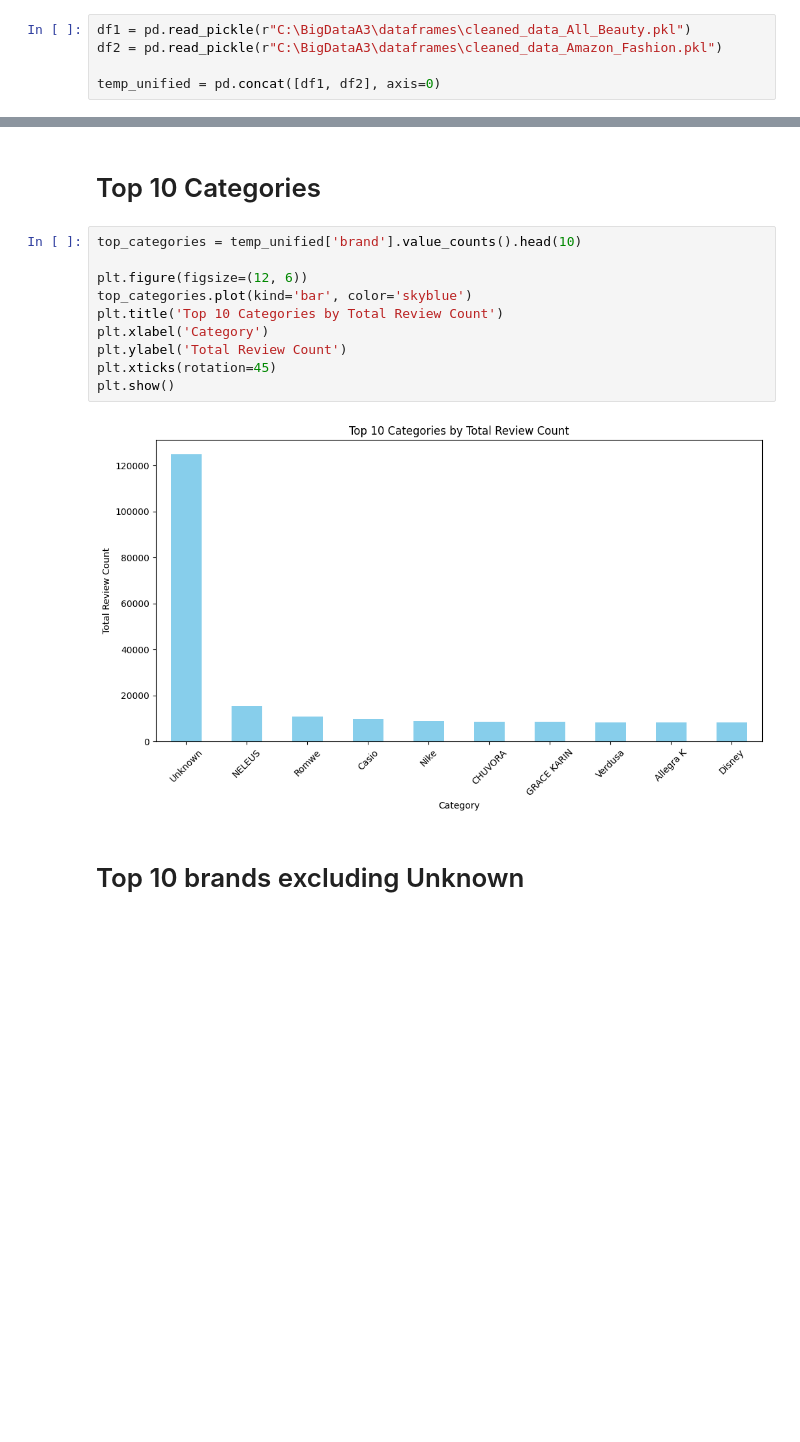
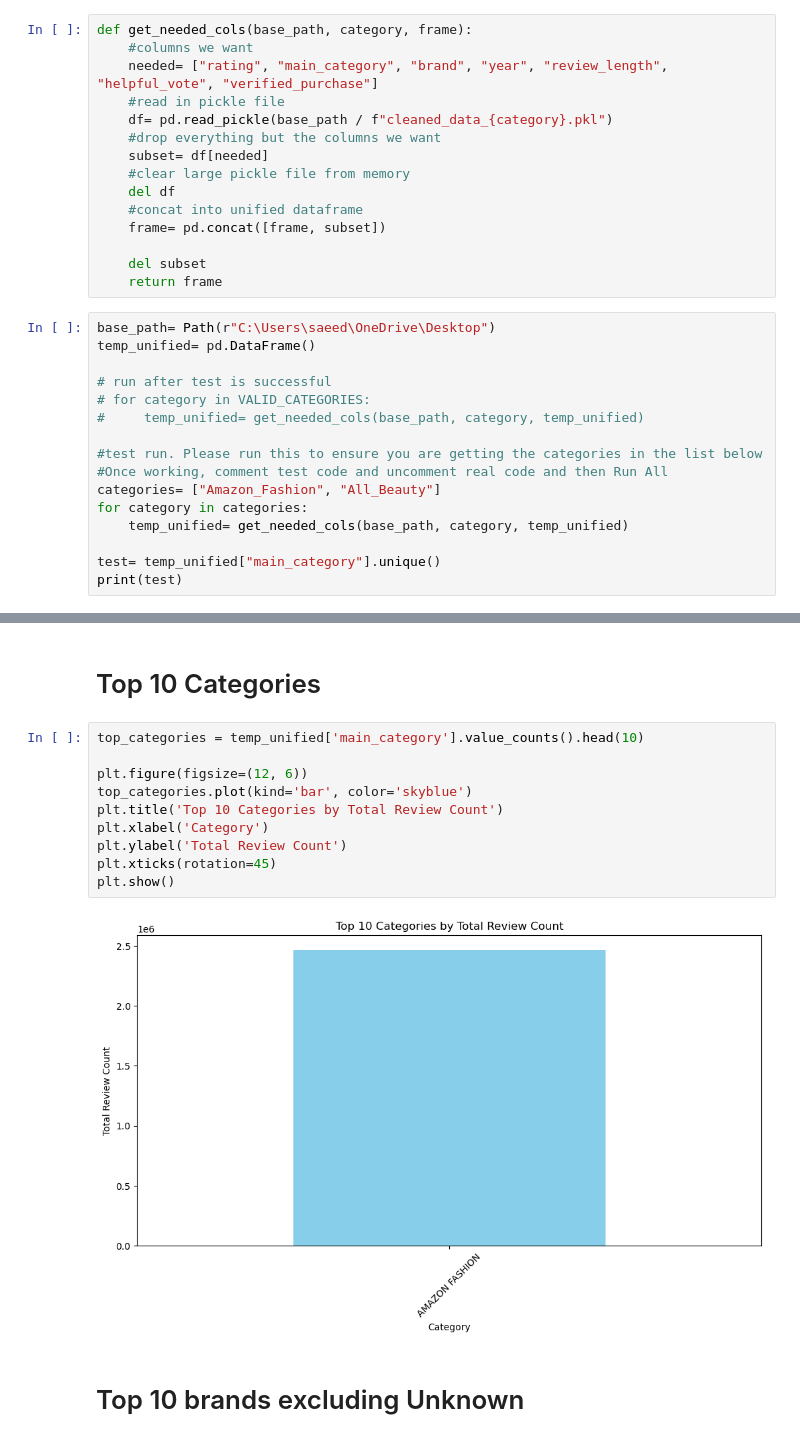
Before and after one commit to Algoholics-Anonymous/COMP3610A3, a Jupyter notebook: Exploratory_Data_Analysis.ipynb, the cells around one changed output, grey strips where cells are left out. Cells and saved outputs as stored; diff of their text form; blank space fills up the shorter version.

Commit message:
Changes to how data is loaded to reduce RAM usage

```diff
--- a/Exploratory_Data_Analysis.ipynb
+++ b/Exploratory_Data_Analysis.ipynb
@@ -8,5 +10,31 @@ import seaborn as sns
+# %%
+def get_needed_cols(base_path, category, frame):
+    #columns we want
+    needed= ["rating", "main_category", "brand", "year", "review_length", "helpful_vote", "verified_purchase"]
+    #read in pickle file
+    df= pd.read_pickle(base_path / f"cleaned_data_{category}.pkl")
+    #drop everything but the columns we want
+    subset= df[needed]
+    #clear large pickle file from memory
+    del df
+    #concat into unified dataframe
+    frame= pd.concat([frame, subset])
+
+    del subset
+    return frame
 # %%
-df1 = pd.read_pickle(r"C:\BigDataA3\dataframes\cleaned_data_All_Beauty.pkl")
-df2 = pd.read_pickle(r"C:\BigDataA3\dataframes\cleaned_data_Amazon_Fashion.pkl")
+base_path= Path(r"C:\Users\saeed\OneDrive\Desktop")
+temp_unified= pd.DataFrame()
 
-temp_unified = pd.concat([df1, df2], axis=0)
+# run after test is successful
+# for category in VALID_CATEGORIES:
+#     temp_unified= get_needed_cols(base_path, category, temp_unified)
+
+#test run. Please run this to ensure you are getting the categories in the list below
+#Once working, comment test code and uncomment real code and then Run All
+categories= ["Amazon_Fashion", "All_Beauty"]
+for category in categories:
+    temp_unified= get_needed_cols(base_path, category, temp_unified)
+
+test= temp_unified["main_category"].unique()
+print(test)
@@ -33,17 +62,17 @@ plt.show()
 # %% [markdown]
 # Top 10 Categories
 # %%
-top_categories = temp_unified['brand'].value_counts().head(10)
+top_categories = temp_unified['main_category'].value_counts().head(10)
 
 plt.figure(figsize=(12, 6))
 top_categories.plot(kind='bar', color='skyblue')
 plt.title('Top 10 Categories by Total Review Count')
 plt.xlabel('Category')
 plt.ylabel('Total Review Count')
 plt.xticks(rotation=45)
 plt.show()
 # %% [output]
-[figure, old version]
+[figure, new version]
 # %% [markdown]
 # Top 10 brands excluding Unknown
 # %%
```
Also changed, not shown: parts of 8 cells of this notebook, 2 other files.
